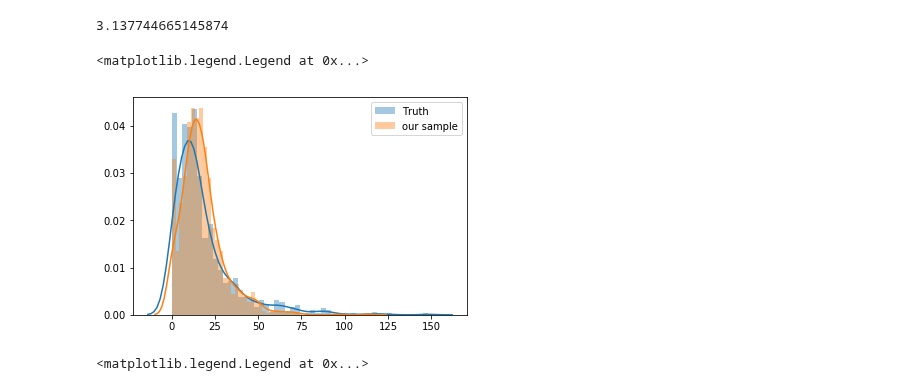
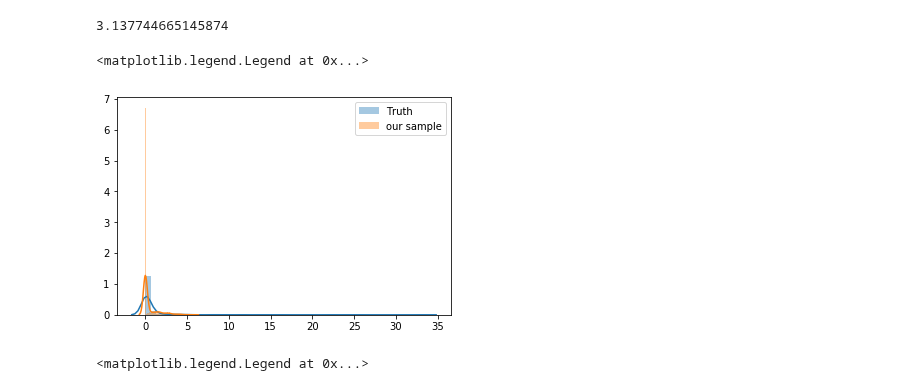
Before and after one commit to adamlu123/SparseImageFlows, a Jupyter notebook: Notebooks/quantize_image.ipynb, the cells around one changed output. Cells and saved outputs as stored; diff of their text form; code cells hidden in the pictures.

```diff
--- a/Notebooks/quantize_image.ipynb
+++ b/Notebooks/quantize_image.ipynb
@@ -28,8 +29,10 @@ bins = np.linspace(0,284,285)
 inds = np.digitize(image, bins)
 quantized_image = np.digitize(image, bins, right=False) - 1
 # %%
+img_dir = "/baldig/physicsprojects/lagan"
 with h5py.File(img_dir+'/lagan_data.h5', 'r') as f:
-    samples_lagan = np.asarray(f['lagan_generated_signal_images'])
+#     samples_lagan = np.asarray(f['lagan_generated_signal_images'])
+    samples_lagan = np.asarray(f['lagan_generated_bg_images'])
 print('samples lagan shape', samples_lagan.shape)
 # %% [output]
 samples lagan shape (20000, 25, 25)
@@ -64,6 +67,6 @@ concatenate
 signal
 276
 # %%
-image = load_data_LAGAN(subset='signal')
+image = load_data_LAGAN(subset='background')
 # %% [output]
 (436333, 25, 25) (436333, 25, 25)
@@ -169,18 +171,18 @@ pixel_bg.max()
 # %%
 import seaborn as sns
 x=12
-y=13
+y=10
 n = 1000
 
 pixel_bg = sample_sg[:,x,y]
 pixel = image[:n,x,y]
 x = np.linspace(0.0,200,1000)
 sns.distplot(pixel, label='Truth', bins=50)
 sns.distplot(pixel_bg, label='our sample', bins=50)
 plt.legend()
 # %% [output]
 <matplotlib.legend.Legend at 0x...>
-[figure, old version]
+[figure, new version]
 # %%
 fig, ax = plt.subplots(figsize=(7, 6))
 
```
Also changed, not shown: parts of 6 cells of this notebook, 3 other files.
